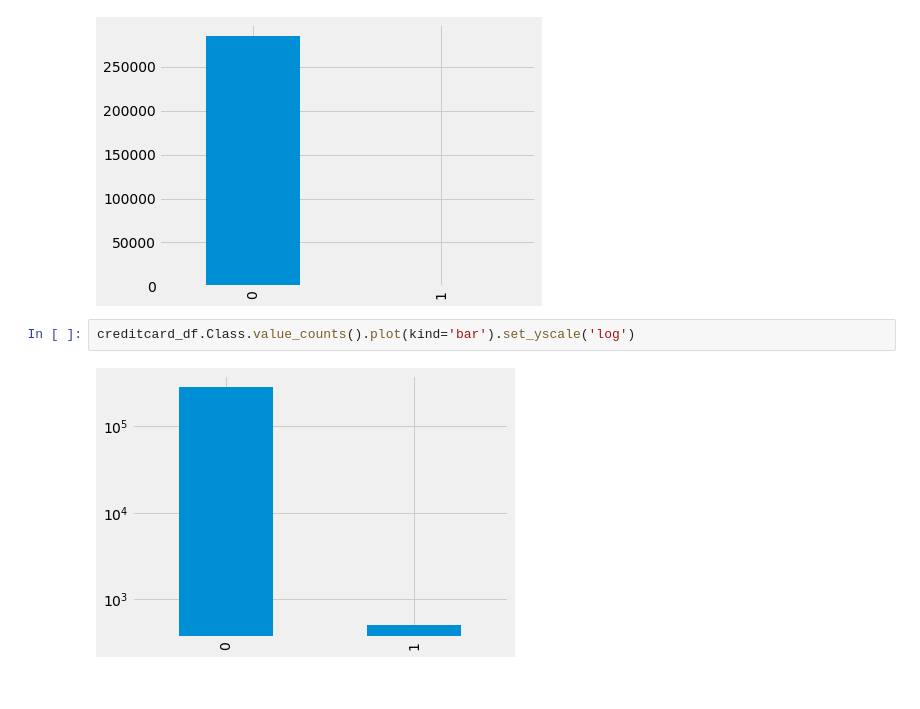
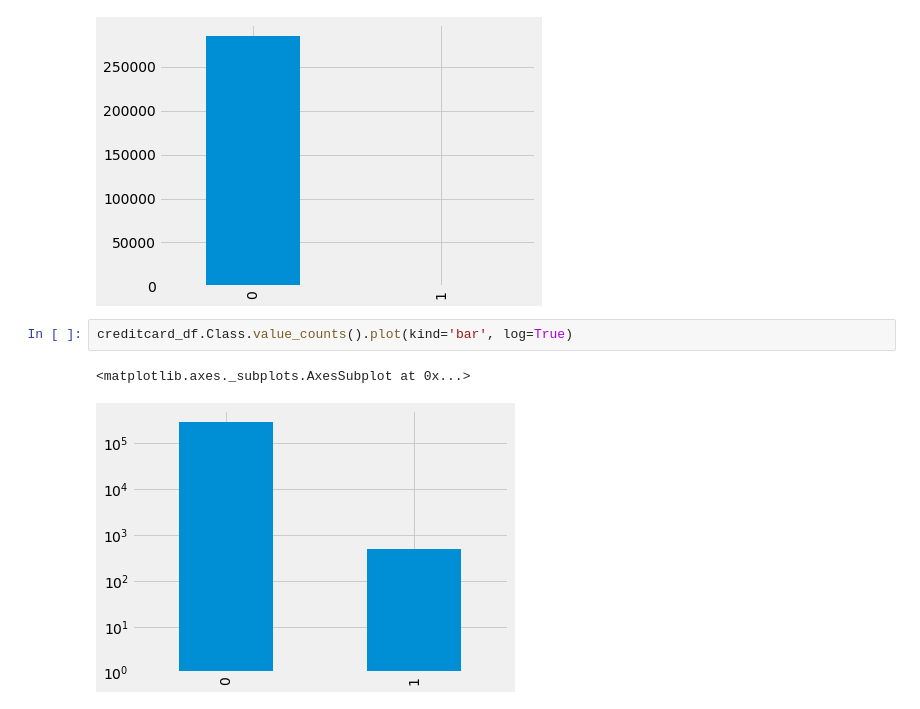
Before and after one commit to Haikson/PythonDS, a Jupyter notebook: unit1/task3.ipynb, the cells around one changed output. Saved outputs shown, nothing was run; the diff lists cells and outputs as text.

```diff
--- a/unit1/task3.ipynb
+++ b/unit1/task3.ipynb
@@ -135,9 +135,10 @@ creditcard_df.Class.value_counts().plot(kind='bar')
 <matplotlib.axes._subplots.AxesSubplot at 0x...>
 [figure]
 # %%
-creditcard_df.Class.value_counts().plot(kind='bar').set_yscale('log')
+creditcard_df.Class.value_counts().plot(kind='bar', log=True)
 # %% [output]
+<matplotlib.axes._subplots.AxesSubplot at 0x...>
-[figure, old version]
+[figure, new version]
 # %%
 plt.xlim([-30,0])
 plt.ylim([0,0.15])
```
Also changed, not shown: parts of 5 cells of this notebook.
